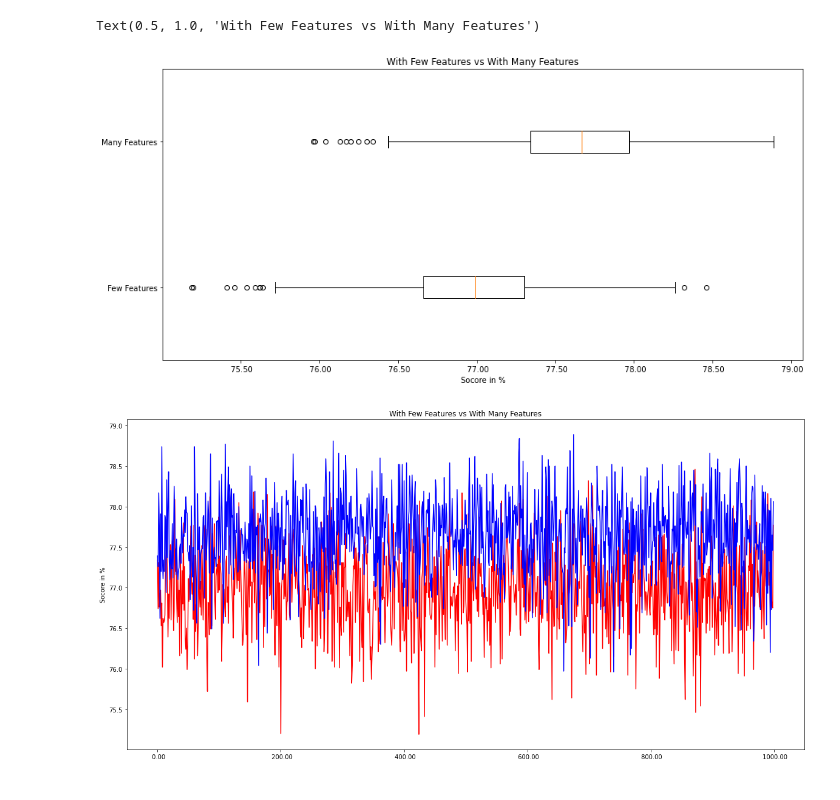
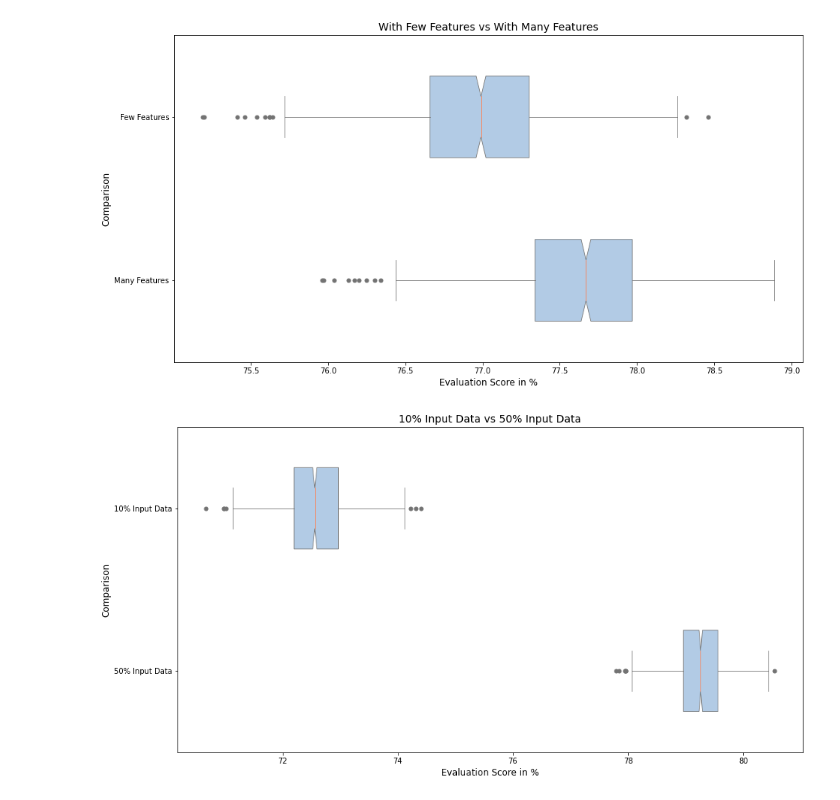
Before and after one commit to dude2033/data_synthesizer, a Jupyter notebook: DataVisualization.ipynb, the cells around one changed output. Cells and saved outputs as stored; diff of their text form; code cells hidden in the pictures.

```diff
--- a/DataVisualization.ipynb
+++ b/DataVisualization.ipynb
@@ -32,17 +34,16 @@ def Plotwith2param(data1,data2):
         xdata2.append(float(d2.strip('%')))
 
     return xdata1, xdata2
-# %%
-def plotbox(title, data):
-    fig = plt.figure(figsize =(15, 7))
-    ax = plt.subplot()
-    ax.set_title(title)
-
-    ax.boxplot(data.values(), vert = 0)
-    ax.set_yticklabels(data.keys())
-    ax.xaxis.set_major_formatter(plt.FormatStrFormatter('% .2f'))
-    #ax.set_xlim(74, 86)
-    ax.set_xlabel('Socore in %')
+# %%
+def plotbox(title,xlabel,ylabel,data):
+    df = pd.DataFrame.from_dict(data)
+    plt.figure(figsize=(15,8))
+    boxplot = sns.boxplot(data=df,  orient='h', width=0.5,palette="pastel",linewidth=0.8,flierprops={"marker": "o"},
+        boxprops={"facecolor": (.4, .6, .8, .5)},
+        medianprops={"color": "coral"},notch=True)
+    boxplot.axes.set_title(title, fontsize=14)
+    boxplot.set_xlabel(xlabel, fontsize=12)
+    boxplot.set_ylabel(ylabel, fontsize=12)
 # %%
 withoutNans = pd.read_csv("SyntheticData/withoutNans.csv", header=None)
 withNans = pd.read_csv("SyntheticData/withalltheNansnointerpolation.csv", header=None)
@@ -116,25 +84,26 @@ Text(0.5, 1.0, 'With Nans Interpolation vs With 50% Nans Interpolation')
 # %%
 few = pd.read_csv("SyntheticData/ExtrafewFeatures.csv", header=None)
 many = pd.read_csv("SyntheticData/ExtraManyFeatures.csv", header=None)
 
 data1,data2 = Plotwith2param(few,many)
 
 dicdata = {"Few Features" : data1, "Many Features":data2}
 
-plotbox("With Few Features vs With Many Features",dicdata)
-
-fig = plt.figure(figsize=(20,10))
-ax = fig.add_subplot()
-ax.plot(data1, color='red')
-ax.plot(data2, color='blue')
-
-ax.xaxis.set_major_locator(plt.MaxNLocator(7))
-ax.xaxis.set_major_formatter(plt.FormatStrFormatter('% .2f'))
-ax.set_ylabel('Socore in %')
-ax.set_title("With Few Features vs With Many Features")
+plotbox("With Few Features vs With Many Features","Evaluation Score in %","Comparison",dicdata)
 # %% [output]
-Text(0.5, 1.0, 'With Few Features vs With Many Features')
-[figure, old version]
+[figure, new version]
-[figure, removed]
+# %%
+##ToDo Sample ändern Jeremias weiß es besser :)
+samplemeny = pd.read_csv("SyntheticData/10%_input_data.csv", header=None)
+sampleless = pd.read_csv("SyntheticData/50%_input_data.csv", header=None)
+
+
+data1,data2 = Plotwith2param(samplemeny,sampleless)
+
+dicdata = {"10% Input Data" : data1, "50% Input Data":data2}
+
+plotbox("10% Input Data vs 50% Input Data","Evaluation Score in %","Comparison",dicdata)
+# %% [output]
+[figure, added]
 # %%
 ##ToDo Sample ändern Jeremias weiß es besser :)
```
Also changed, not shown: parts of 6 cells of this notebook, 2 other files.
